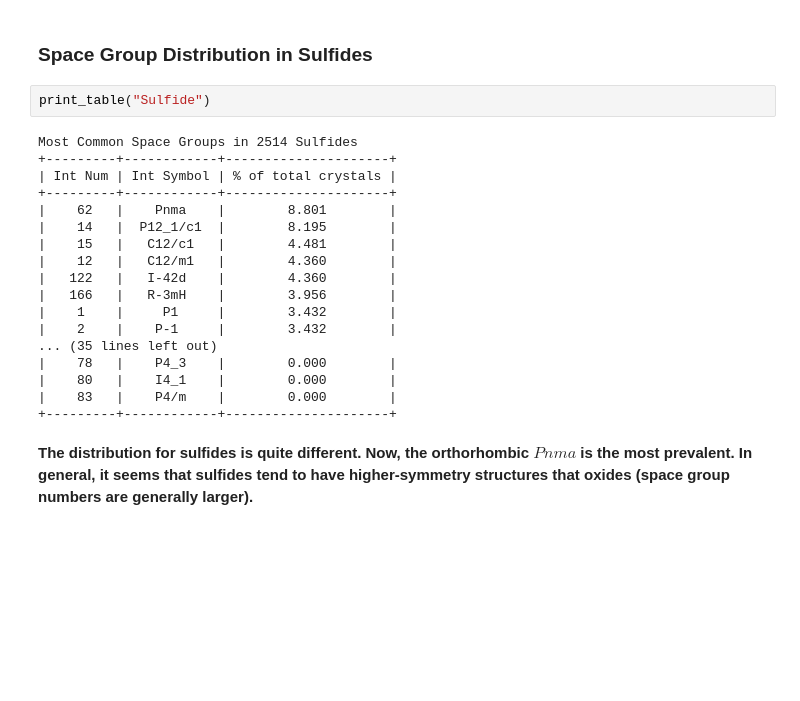
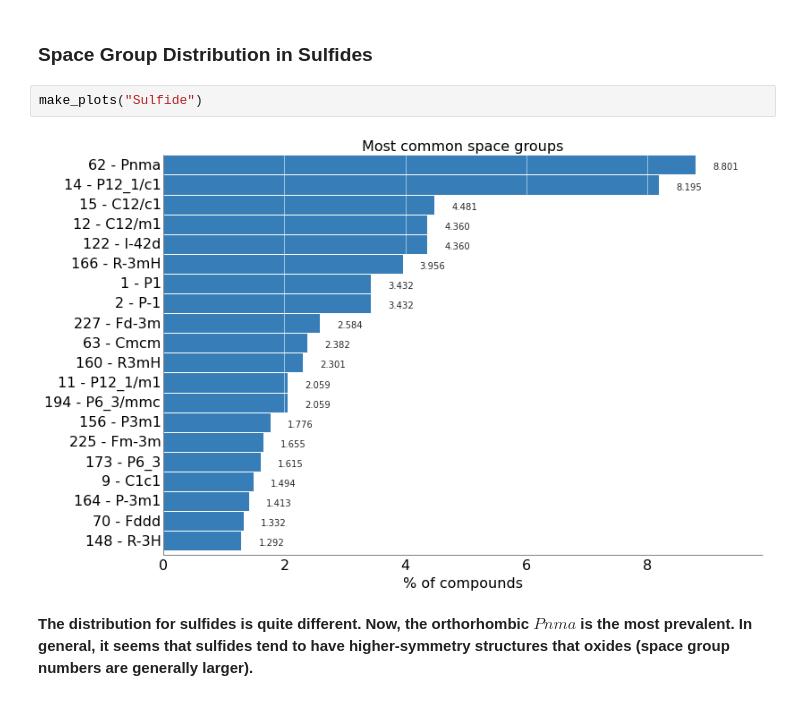
Before and after one commit to materialsvirtuallab/nano106, a Jupyter notebook: lectures/lecture_5_the_230_space_groups/Datamining the Materials Project for Space Group statistics.ipynb, the cells around one changed output. Cells and saved outputs as stored; diff of their text form; blank space fills up the shorter version.

```diff
--- a/lectures/lecture_5_the_230_space_groups/Datamining the Materials Project for Space Group statistics.ipynb
+++ b/lectures/lecture_5_the_230_space_groups/Datamining the Materials Project for Space Group statistics.ipynb
@@ -137,25 +106,9 @@ Most Common Space Groups in 24975 Oxides
 # %% [markdown]
 ### Space Group Distribution in Sulfides
 # %%
-print_table("Sulfide")
+make_plots("Sulfide")
 # %% [output]
-Most Common Space Groups in 2514 Sulfides
-+---------+------------+---------------------+
-| Int Num | Int Symbol | % of total crystals |
-+---------+------------+---------------------+
-|    62   |    Pnma    |        8.801        |
-|    14   |  P12_1/c1  |        8.195        |
-|    15   |   C12/c1   |        4.481        |
-|    12   |   C12/m1   |        4.360        |
-|   122   |   I-42d    |        4.360        |
-|   166   |   R-3mH    |        3.956        |
-|    1    |     P1     |        3.432        |
-|    2    |    P-1     |        3.432        |
-... (35 lines left out)
-|    78   |    P4_3    |        0.000        |
-|    80   |    I4_1    |        0.000        |
-|    83   |    P4/m    |        0.000        |
-+---------+------------+---------------------+
+[figure, added]
 # %% [markdown]
 **The distribution for sulfides is quite different. Now, the orthorhombic $Pnma$ is the most prevalent. In general, it seems that sulfides tend to have higher-symmetry structures that oxides (space group numbers are generally larger).**
 # %% [markdown]
```
Also changed, not shown: parts of 6 cells of this notebook.
